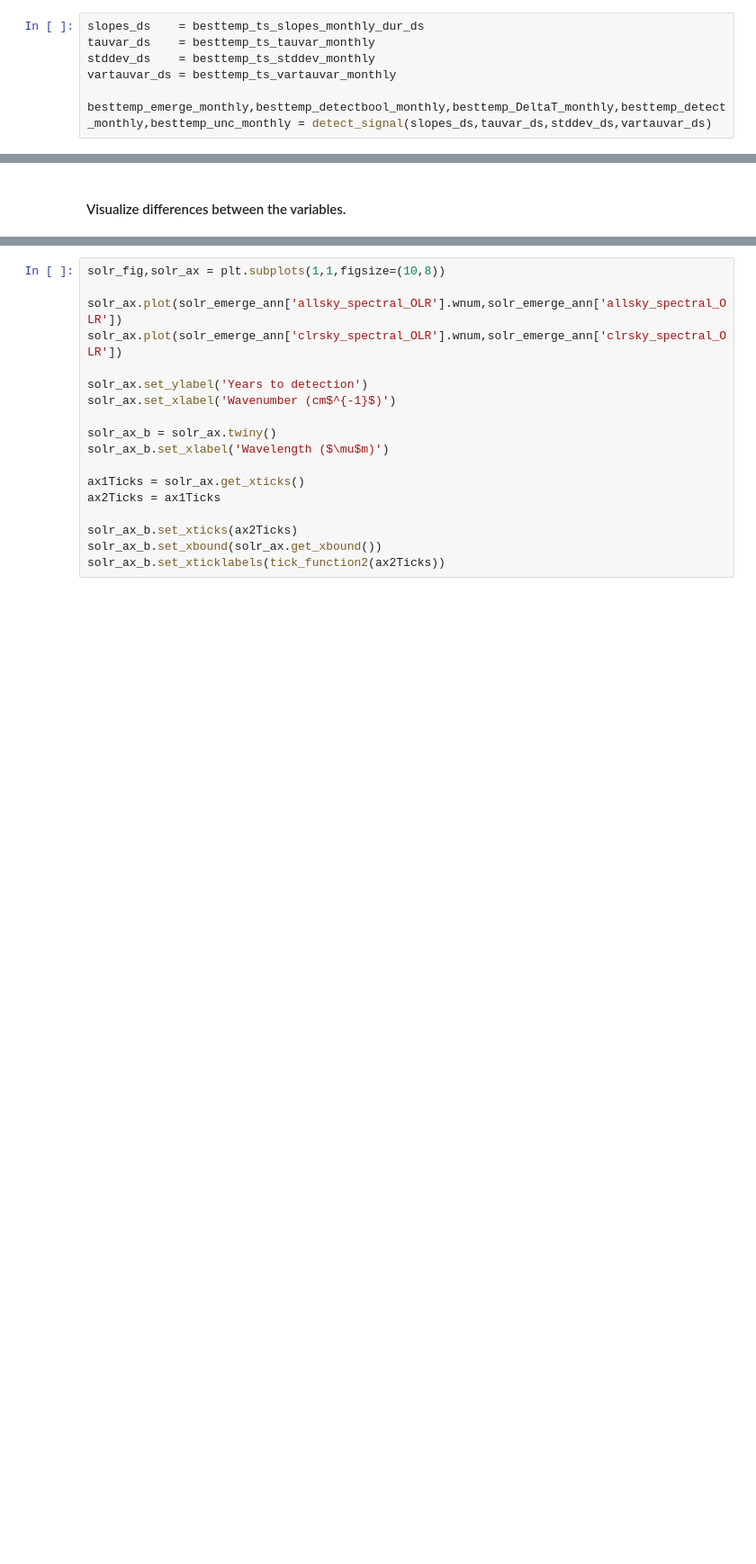
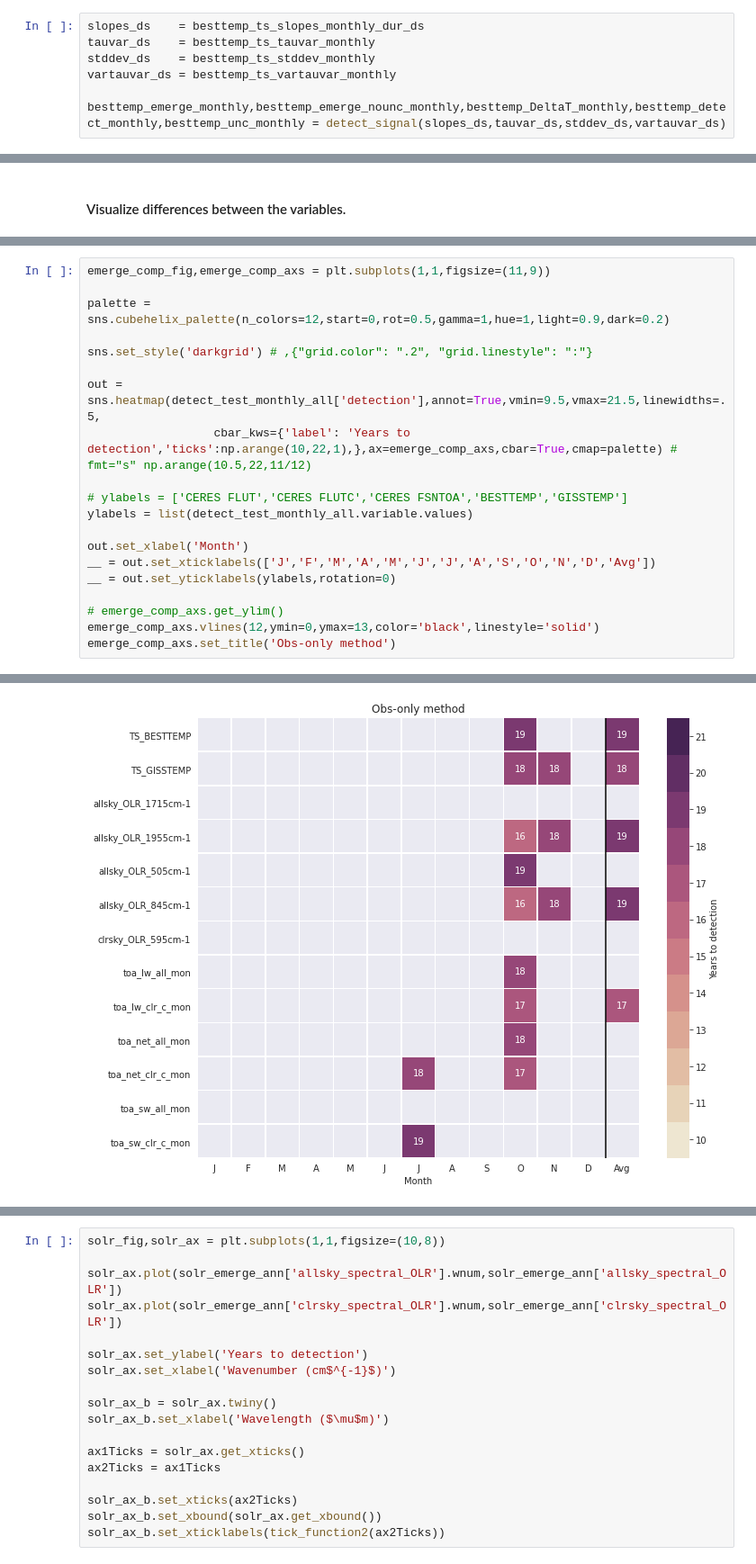
Before and after one commit to jshaw35/spectral_ice, a Jupyter notebook: trend_uncertainty/detectiontime_obsonly.ipynb, the cells around one changed output, grey strips where cells are left out. Shown at 90% size. Saved outputs shown, nothing was run; the diff lists cells and outputs as text; blank space fills up the shorter version.

```diff
--- a/trend_uncertainty/detectiontime_obsonly.ipynb
+++ b/trend_uncertainty/detectiontime_obsonly.ipynb
@@ -934,7 +1034,7 @@ tauvar_ds    = besttemp_ts_tauvar_monthly
 stddev_ds    = besttemp_ts_stddev_monthly
 vartauvar_ds = besttemp_ts_vartauvar_monthly
 
-besttemp_emerge_monthly,besttemp_detectbool_monthly,besttemp_DeltaT_monthly,besttemp_detect_monthly,besttemp_unc_monthly = detect_signal(slopes_ds,tauvar_ds,stddev_ds,vartauvar_ds)
+besttemp_emerge_monthly,besttemp_emerge_nounc_monthly,besttemp_DeltaT_monthly,besttemp_detect_monthly,besttemp_unc_monthly = detect_signal(slopes_ds,tauvar_ds,stddev_ds,vartauvar_ds)
 # %% [markdown]
 __GISTemp Temperature Obs.__
 # %%
@@ -1033,0 +1304,21 @@ solr_emerge_monthly['clrsky_spectral_OLR'].plot()
+# %%
+emerge_comp_fig,emerge_comp_axs = plt.subplots(1,1,figsize=(11,9))
+
+palette = sns.cubehelix_palette(n_colors=12,start=0,rot=0.5,gamma=1,hue=1,light=0.9,dark=0.2)
+
+sns.set_style('darkgrid') # ,{"grid.color": ".2", "grid.linestyle": ":"}
+
+out = sns.heatmap(detect_test_monthly_all['detection'],annot=True,vmin=9.5,vmax=21.5,linewidths=.5,
+                  cbar_kws={'label': 'Years to detection','ticks':np.arange(10,22,1),},ax=emerge_comp_axs,cbar=True,cmap=palette) # fmt="s" np.arange(10.5,22,11/12)
+
+# ylabels = ['CERES FLUT','CERES FLUTC','CERES FSNTOA','BESTTEMP','GISSTEMP']
+ylabels = list(detect_test_monthly_all.variable.values)
+
+out.set_xlabel('Month')
+__ = out.set_xticklabels(['J','F','M','A','M','J','J','A','S','O','N','D','Avg'])
+__ = out.set_yticklabels(ylabels,rotation=0)
+
+# emerge_comp_axs.get_ylim()
+emerge_comp_axs.vlines(12,ymin=0,ymax=13,color='black',linestyle='solid')
+emerge_comp_axs.set_title('Obs-only method')
+# %% [output]
@@ -1033,0 +1326 @@ solr_emerge_monthly['clrsky_spectral_OLR'].plot()
+[figure, added]
```
Also changed, not shown: parts of 57 cells of this notebook.
